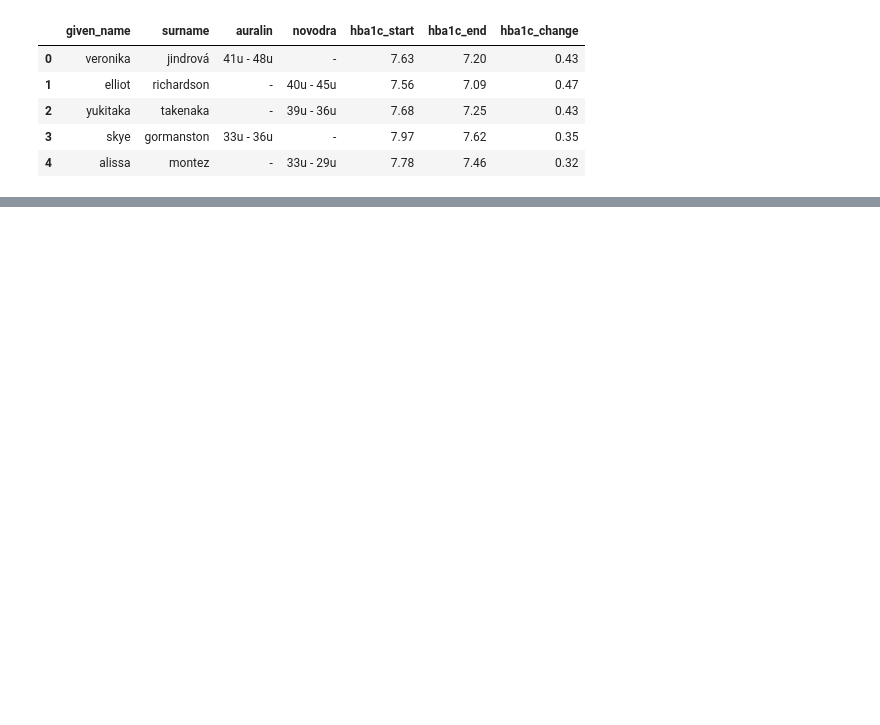
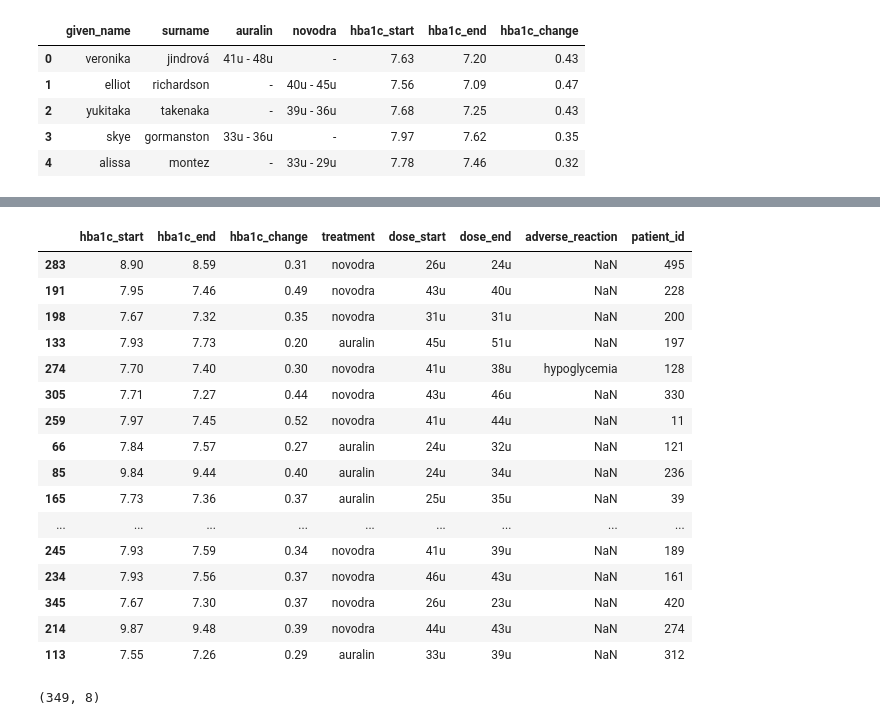
Before and after one commit to Alex-YuZ/diabetes_data-wrangling, a Jupyter notebook: auralin_data_wrangling.ipynb, the cells around one changed output, grey strips where cells are left out. Drawn from its saved outputs; the diff is of its cells as text; code cells hidden in the pictures; blank space fills up the shorter version.

```diff
--- a/auralin_data_wrangling.ipynb
+++ b/auralin_data_wrangling.ipynb
@@ -529,0 +607,3 @@ treatments_clean.shape
+# %%
+treatments_clean = pd.merge(treatments_clean, adverse_reactions_clean,
+                            on=['given_name', 'surname'], how='left')
@@ -529,0 +638,36 @@ treatments_clean.shape
+# %%
+# Upper case to lower case
+patients_clean['given_name'] = patients_clean['given_name'].apply(lambda x: x.lower())
+patients_clean['surname'] = patients_clean['surname'].apply(lambda x: x.lower())
+# %%
+# merge `patient_id` into `treatments` table by `given_name` and 'surname'
+treatments_clean = pd.merge(treatments_clean, patients_clean[['patient_id', 'given_name', 'surname']], \
+                            on=['given_name', 'surname'])
+# %%
+# Drop `given_name` and `surname` columns
+treatments_clean = treatments_clean.drop(['given_name', 'surname'] ,axis=1)
+# %%
+# Test
+treatments_clean.sample(20)
+# %% [output]
+|  | hba1c_start | hba1c_end | hba1c_change | treatment | dose_start | dose_end | adverse_reaction | patient_id |
+| 283 | 8.90 | 8.59 | 0.31 | novodra | 26u | 24u | NaN | 495 |
+| 191 | 7.95 | 7.46 | 0.49 | novodra | 43u | 40u | NaN | 228 |
+| 198 | 7.67 | 7.32 | 0.35 | novodra | 31u | 31u | NaN | 200 |
+| 133 | 7.93 | 7.73 | 0.20 | auralin | 45u | 51u | NaN | 197 |
+| 274 | 7.70 | 7.40 | 0.30 | novodra | 41u | 38u | hypoglycemia | 128 |
+| 305 | 7.71 | 7.27 | 0.44 | novodra | 43u | 46u | NaN | 330 |
+| 259 | 7.97 | 7.45 | 0.52 | novodra | 41u | 44u | NaN | 11 |
+| 66 | 7.84 | 7.57 | 0.27 | auralin | 24u | 32u | NaN | 121 |
+| 85 | 9.84 | 9.44 | 0.40 | auralin | 24u | 34u | NaN | 236 |
+| 165 | 7.73 | 7.36 | 0.37 | auralin | 25u | 35u | NaN | 39 |
+| ... | ... | ... | ... | ... | ... | ... | ... | ... |
+| 245 | 7.93 | 7.59 | 0.34 | novodra | 41u | 39u | NaN | 189 |
+| 234 | 7.93 | 7.56 | 0.37 | novodra | 46u | 43u | NaN | 161 |
+| 345 | 7.67 | 7.30 | 0.37 | novodra | 26u | 23u | NaN | 420 |
+| 214 | 9.87 | 9.48 | 0.39 | novodra | 44u | 43u | NaN | 274 |
+| 113 | 7.55 | 7.26 | 0.29 | auralin | 33u | 39u | NaN | 312 |
+# %%
+treatments_clean.shape
+# %% [output]
+(349, 8)
```
Also changed, not shown: parts of 16 cells of this notebook.
